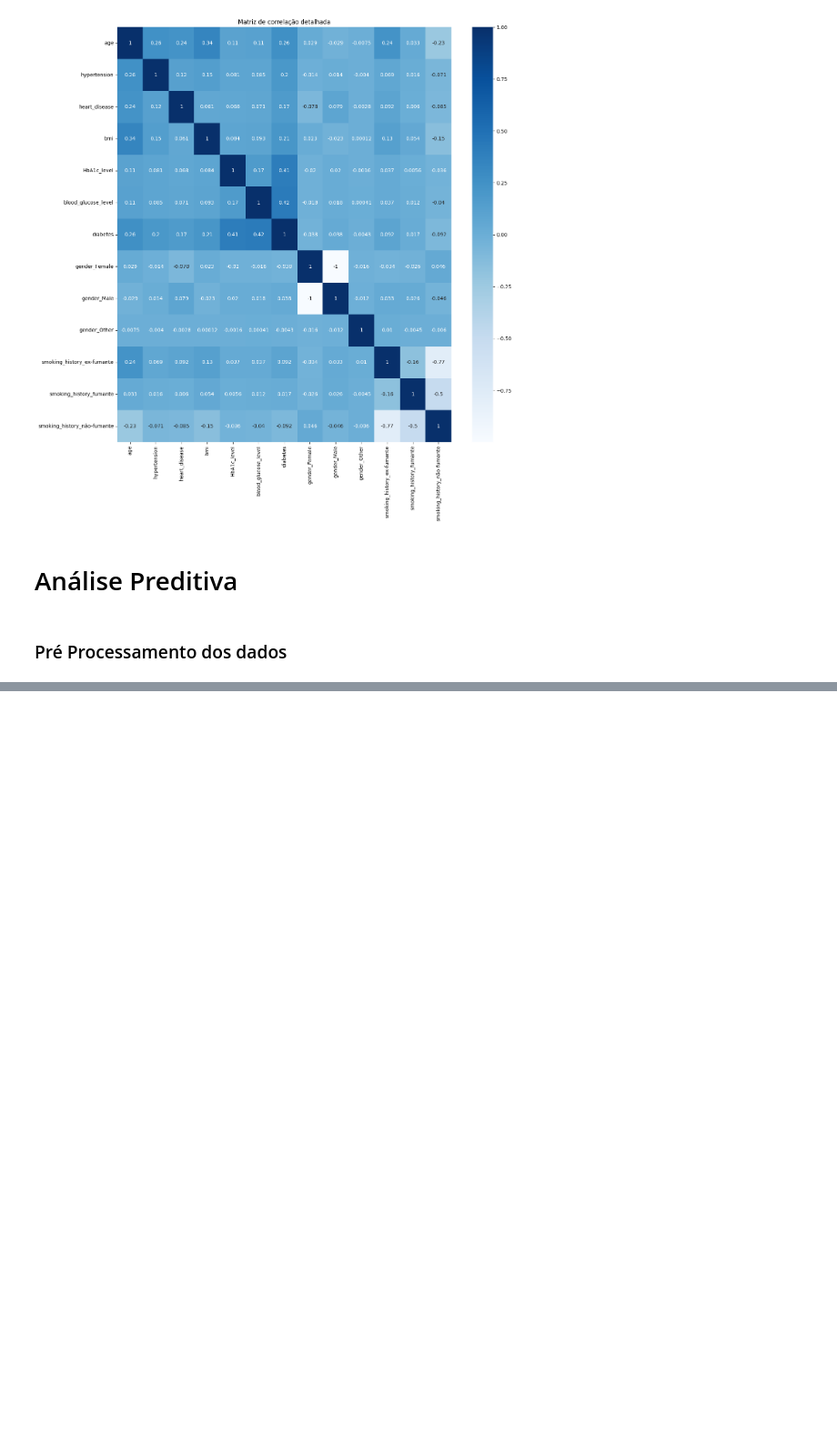
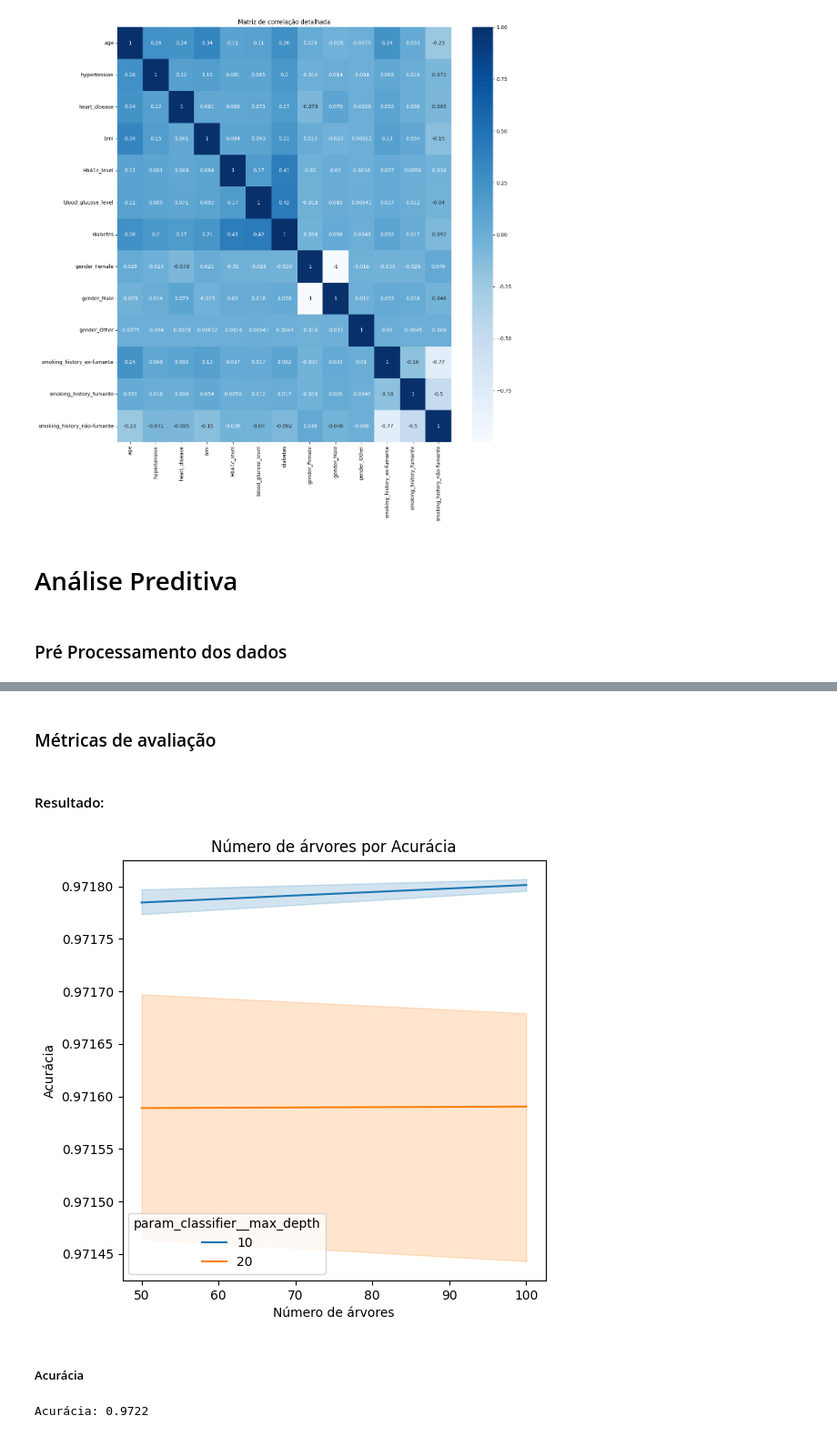
Before and after one commit to Academify/INF420_FINAL, a Jupyter notebook: trab.ipynb, the cells around one changed output, grey strips where cells are left out. Shown at 91% size. Cells and saved outputs as stored; diff of their text form; code cells hidden in the pictures; blank space fills up the shorter version.

```diff
--- a/trab.ipynb
+++ b/trab.ipynb
@@ -317,0 +333,20 @@ Text(0.5, 1.0, 'Matriz de correlação detalhada')
+# %%
+features = data.drop('diabetes', axis=1)
+target = data['diabetes']
+# %%
+classifier = imbPipeline(steps=[('preprocessor', preprocessor), ('classifier', RandomForestClassifier())])
+# %%
+parametros = {
+  'classifier__n_estimators': [50, 100],
+  'classifier__max_depth': [None, 10, 20],
+  'classifier__min_samples_split': [2, 5, 10],
+  'classifier__min_samples_leaf': [1, 2, 4]
+}
+# %%
+gs = GridSearchCV(classifier, parametros, cv=5)
+
+# Dividindo os dados em treino e teste
+X_train, X_test, y_train, y_test = train_test_split(features, target, test_size=0.2, random_state=42)
+
+# Treinando o modelo
+gs.fit(X_train, y_train)
@@ -317,0 +377,20 @@ Text(0.5, 1.0, 'Matriz de correlação detalhada')
+# %% [markdown]
+### Métricas de avaliação
+# %% [markdown]
+#### Resultado:
+# %%
+resultadosAsDf = pd.DataFrame(gs.cv_results_)
+plt.figure(figsize=(6, 6))
+sns.lineplot(x='param_classifier__n_estimators', y='mean_test_score', hue='param_classifier__max_depth', data=resultadosAsDf)
+plt.title('Número de árvores por Acurácia')
+plt.xlabel('Número de árvores')
+plt.ylabel('Acurácia')
+plt.show()
+# %% [output]
+[figure, added]
+# %% [markdown]
+##### Acurácia
+# %%
+print('Acurácia:', gs.score(X_test, y_test))
+# %% [output]
+Acurácia: 0.9722
```
Also changed, not shown: parts of 13 cells of this notebook.
